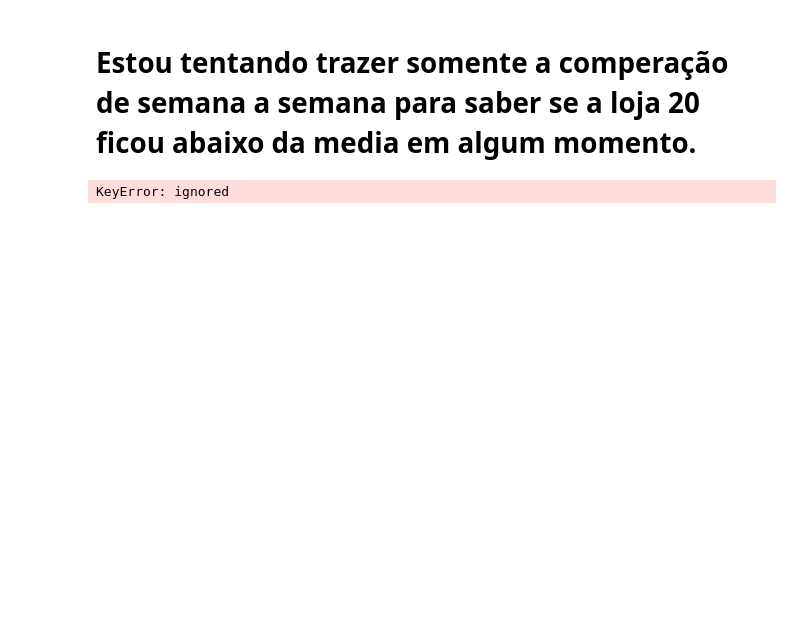
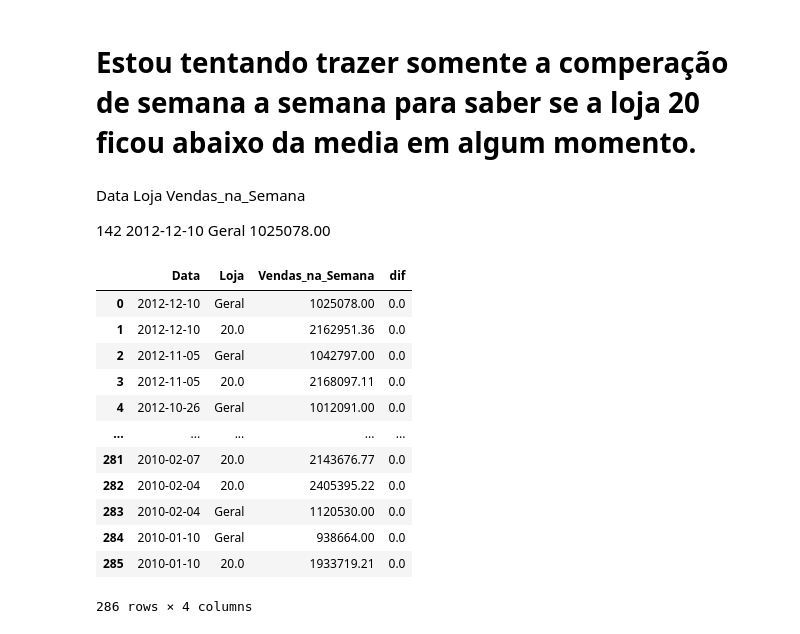
Before and after one commit to BenKefa/projetoGit, a Jupyter notebook: MiniProjeto_DBC_Slot4.ipynb, the cells around one changed output. Drawn from its saved outputs; the diff is of its cells as text; code cells hidden in the pictures; blank space fills up the shorter version.

```diff
--- a/MiniProjeto_DBC_Slot4.ipynb
+++ b/MiniProjeto_DBC_Slot4.ipynb
@@ -485,7 +483,30 @@ plt.show()
 # %% [markdown]
 # Estou tentando trazer somente a comperação de semana a semana para saber se a loja 20 ficou abaixo da media em algum momento.
-# %%
-comparacao_geral_vs_loja_20.describe()
-diferenca = comparacao_geral_vs_loja_20['vendas_na_Semana'] < "Vendas_na_Semana"
-# %% [output]
-KeyError: ignored
+# %% [markdown]
+Data	Loja	Vendas_na_Semana
+
+142	2012-12-10	Geral	1025078.00
+# %%
+def first_last(df):
+    return df["Vendas_na_Semana"].iloc[-1] - df["Vendas_na_Semana"].iloc[0]
+# %%
+new_column = comparacao_geral_vs_loja_20.sort_values(by=["Data", "Data"]).groupby("Vendas_na_Semana").apply(first_last)
+
+df_diferenca = new_column.to_frame().rename(columns={0: "dif"})
+# %%
+df_final = pd.merge(comparacao_geral_vs_loja_20, df_diferenca, on="Vendas_na_Semana")
+df_final
+# %% [output]
+|  | Data | Loja | Vendas_na_Semana | dif |
+| 0 | 2012-12-10 | Geral | 1025078.00 | 0.0 |
+| 1 | 2012-12-10 | 20.0 | 2162951.36 | 0.0 |
+| 2 | 2012-11-05 | Geral | 1042797.00 | 0.0 |
+| 3 | 2012-11-05 | 20.0 | 2168097.11 | 0.0 |
+| 4 | 2012-10-26 | Geral | 1012091.00 | 0.0 |
+| ... | ... | ... | ... | ... |
+| 281 | 2010-02-07 | 20.0 | 2143676.77 | 0.0 |
+| 282 | 2010-02-04 | 20.0 | 2405395.22 | 0.0 |
+| 283 | 2010-02-04 | Geral | 1120530.00 | 0.0 |
+| 284 | 2010-01-10 | Geral | 938664.00 | 0.0 |
+| 285 | 2010-01-10 | 20.0 | 1933719.21 | 0.0 |
+286 rows × 4 columns
```
Also changed, not shown: parts of 3 cells of this notebook.
